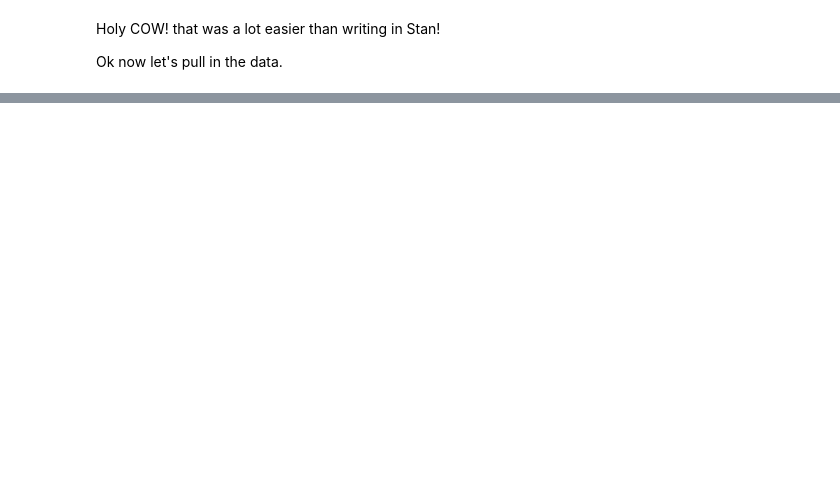
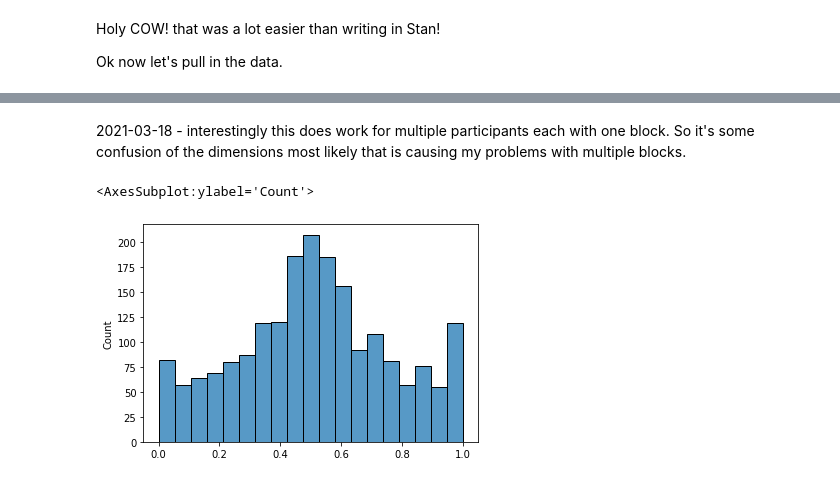
Before and after one commit to derekpowell/bayesian-sampler, a Jupyter notebook: bayes-sampler-pyro-tests.ipynb, the cells around one changed output, grey strips where cells are left out. Drawn from its saved outputs; the diff is of its cells as text; code cells hidden in the pictures; blank space fills up the shorter version.

```diff
--- a/bayes-sampler-pyro-tests.ipynb
+++ b/bayes-sampler-pyro-tests.ipynb
@@ -148,0 +578,41 @@ Welp it ran! Pretty slow considering so little data and effective samples is ver
+# %% [markdown]
+2021-03-18 - interestingly this does work for multiple participants each with one block. So it's some confusion of the dimensions most likely that is causing my problems with multiple blocks.
+# %%
+# maybe I should make this more functional/composed -- doesn't seem to be helping, making it worse possibly
+
+def mental_model(query, theta):
+    # query is a tensor for the matmul.
+    # can I make this more flexible/truly vectorizable?
+    p = t.matmul(theta, query)
+    return p
+
+def bsampler(p, beta, N):
+
+    pi = pyro.sample("pi", dist.Beta(p*N, p*N)) # generate samples (could be in mental model)
+#     successes = pyro.sample("successes", dist.Binomial(p)) # this is what you actually want but it would add a discrete latent
+#     failures = N - successes
+
+    successes = pi*N
+    failures = (1-pi)*N
+
+    # this is where we diverge: they say it's the expectation that is returned, not a sample from the distribution.
+    # that's a pretty substantive disagreement.
+    y_hat = pyro.sample("y_hat", dist.Beta(beta + successes, beta + failures))
+
+    return y_hat
+
+def model(query):
+    theta = pyro.sample("theta", dist.Dirichlet(t.ones(4)))
+
+    beta = pyro.sample("beta", dist.HalfCauchy(1))
+    N = pyro.sample("N", dist.HalfCauchy(5))
+
+    pi = mental_model(query, theta)
+
+    return bsampler(pi, beta, N)
+
+
+sns.histplot(np.array([model(t.tensor([1.,0.,0.,0.])) for _ in range(2000)]))
+# %% [output]
+<AxesSubplot:ylabel='Count'>
+[figure, added]
```
Also changed, not shown: parts of 30 cells of this notebook, 1 other file.
